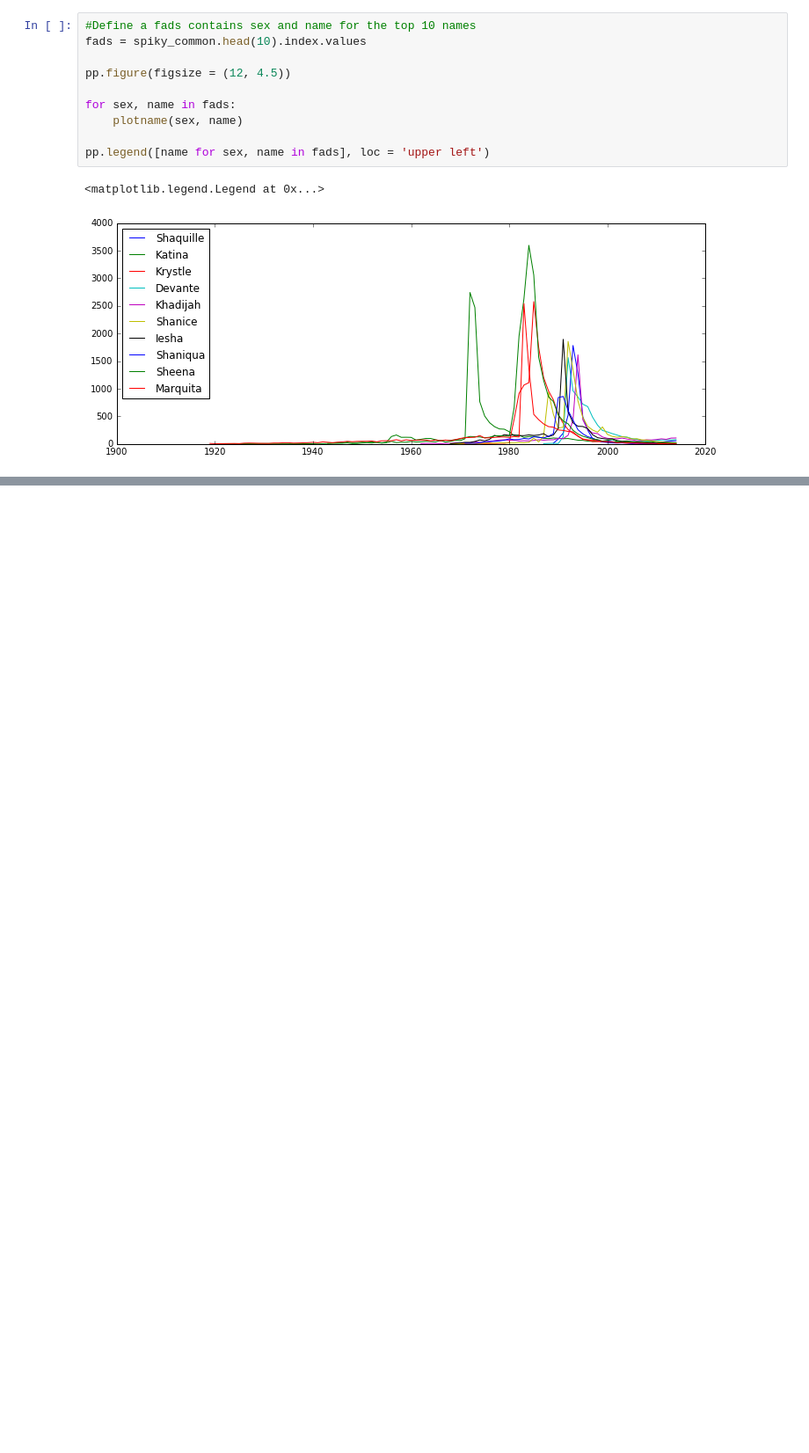
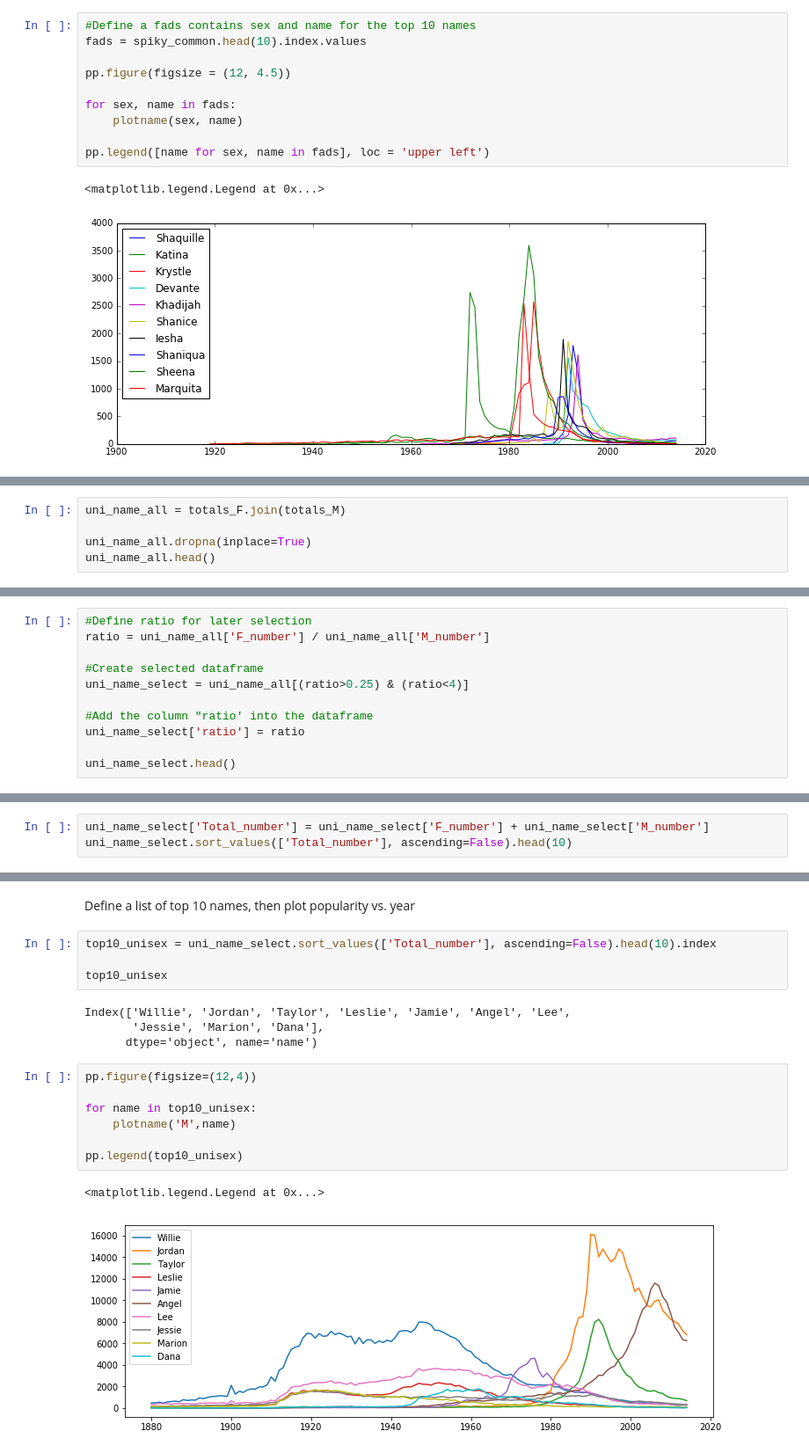
Before and after one commit to yuwei-jacque-wang/Learn, a Jupyter notebook: Python_Data_Analysis_MV/BabyName_w_Pandas/BabyName_w_Pandas.ipynb, the cells around one changed output, grey strips where cells are left out. Shown at 88% size. Cells and saved outputs as stored; diff of their text form; blank space fills up the shorter version.

```diff
--- a/Python_Data_Analysis_MV/BabyName_w_Pandas/BabyName_w_Pandas.ipynb
+++ b/Python_Data_Analysis_MV/BabyName_w_Pandas/BabyName_w_Pandas.ipynb
@@ -406,0 +431,5 @@ pp.legend([name for sex, name in fads], loc = 'upper left')
+# %%
+uni_name_all = totals_F.join(totals_M)
+
+uni_name_all.dropna(inplace=True)
+uni_name_all.head()
@@ -406,0 +444,11 @@ pp.legend([name for sex, name in fads], loc = 'upper left')
+# %%
+#Define ratio for later selection
+ratio = uni_name_all['F_number'] / uni_name_all['M_number']
+
+#Create selected dataframe
+uni_name_select = uni_name_all[(ratio>0.25) & (ratio<4)]
+
+#Add the column "ratio' into the dataframe
+uni_name_select['ratio'] = ratio
+
+uni_name_select.head()
@@ -406,0 +472,3 @@ pp.legend([name for sex, name in fads], loc = 'upper left')
+# %%
+uni_name_select['Total_number'] = uni_name_select['F_number'] + uni_name_select['M_number']
+uni_name_select.sort_values(['Total_number'], ascending=False).head(10)
@@ -406,0 +493,20 @@ pp.legend([name for sex, name in fads], loc = 'upper left')
+# %% [markdown]
+Define a list of top 10 names, then plot popularity vs. year
+# %%
+top10_unisex = uni_name_select.sort_values(['Total_number'], ascending=False).head(10).index
+
+top10_unisex
+# %% [output]
+Index(['Willie', 'Jordan', 'Taylor', 'Leslie', 'Jamie', 'Angel', 'Lee',
+       'Jessie', 'Marion', 'Dana'],
+      dtype='object', name='name')
+# %%
+pp.figure(figsize=(12,4))
+
+for name in top10_unisex:
+    plotname('M',name)
+
+pp.legend(top10_unisex)
+# %% [output]
+<matplotlib.legend.Legend at 0x...>
+[figure, added]
```
Also changed, not shown: parts of 28 cells of this notebook.
